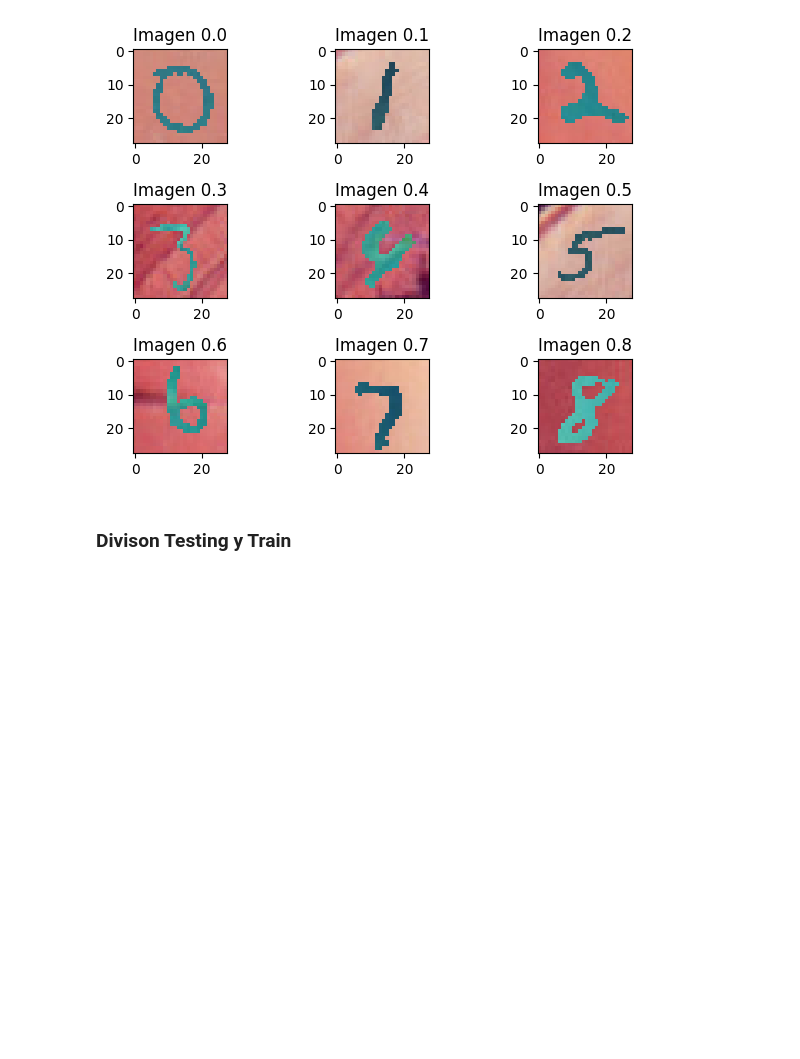
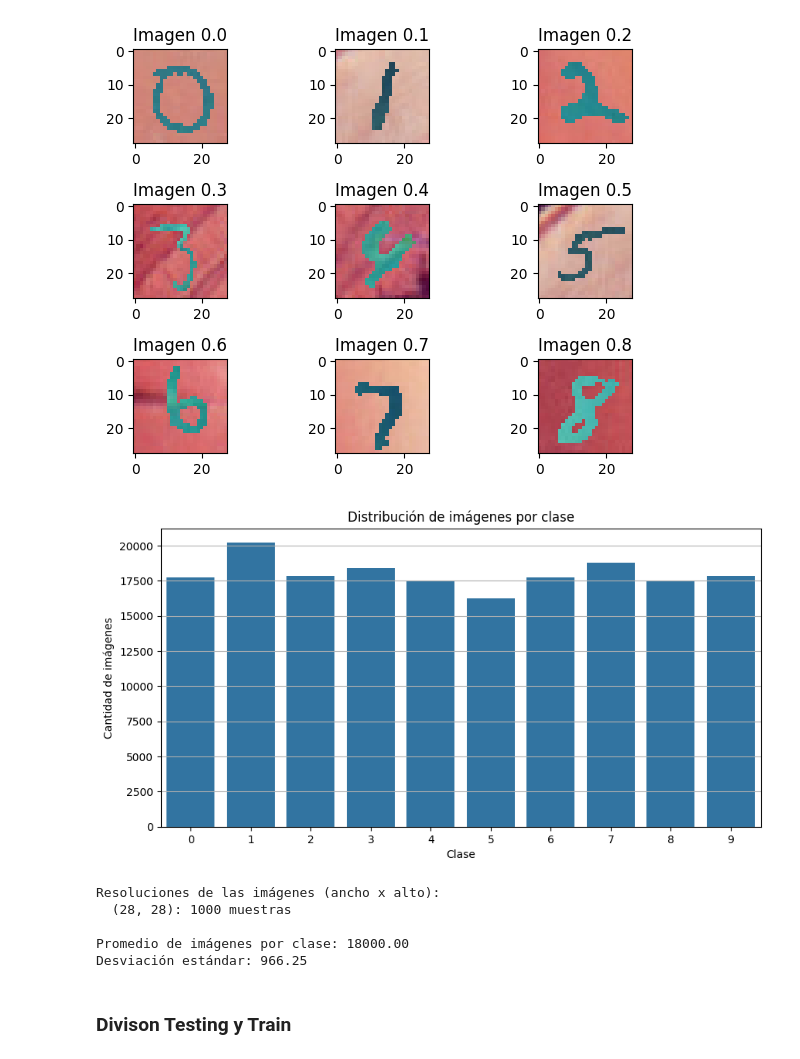
Before and after one commit to JPS4321/lab3_datascience, a Jupyter notebook: Lab3.ipynb, the cells around one changed output. Saved outputs shown, nothing was run; the diff lists cells and outputs as text; code cells hidden in the pictures; blank space fills up the shorter version.

```diff
--- a/Lab3.ipynb
+++ b/Lab3.ipynb
@@ -79,6 +79,61 @@ plt.tight_layout()
 plt.show()
 # %% [output]
 [figure]
+# %%
+import os
+import matplotlib.pyplot as plt
+import seaborn as sns
+from collections import Counter
+from PIL import Image
+import numpy as np
+
+# Ruta al conjunto de datos reorganizado
+ruta_dataset = './MMNIST_reorganizado/train'
+
+# Leer clases y contar imágenes por clase
+conteo_clases = {}
+resoluciones = []
+
+for clase in sorted(os.listdir(ruta_dataset)):
+    ruta_clase = os.path.join(ruta_dataset, clase)
+    if os.path.isdir(ruta_clase):
+        archivos = os.listdir(ruta_clase)
+        conteo_clases[clase] = len(archivos)
+
+        # Obtener resoluciones de las primeras 100 imágenes
+        for archivo in archivos[:100]:
+            img_path = os.path.join(ruta_clase, archivo)
+            with Image.open(img_path) as img:
+                resoluciones.append(img.size)  # (ancho, alto)
+
+# Mostrar distribución por clase
+plt.figure(figsize=(10,5))
+sns.barplot(x=list(conteo_clases.keys()), y=list(conteo_clases.values()))
+plt.title("Distribución de imágenes por clase")
+plt.xlabel("Clase")
+plt.ylabel("Cantidad de imágenes")
+plt.grid(axis='y')
+plt.show()
+
+# Mostrar ejemplo de resoluciones
+res_counter = Counter(resoluciones)
+print("Resoluciones de las imágenes (ancho x alto):")
+for res, count in res_counter.items():
+    print(f"  {res}: {count} muestras")
+
+# Verificar si el conjunto está balanceado
+valores = list(conteo_clases.values())
+media = np.mean(valores)
+desviacion = np.std(valores)
+print(f"\nPromedio de imágenes por clase: {media:.2f}")
+print(f"Desviación estándar: {desviacion:.2f}")
+# %% [output]
+[figure, added]
+Resoluciones de las imágenes (ancho x alto):
+  (28, 28): 1000 muestras
+
+Promedio de imágenes por clase: 18000.00
+Desviación estándar: 966.25
 # %% [markdown]
 ### **Divison Testing y Train**
 # %%
```
Also changed, not shown: parts of 2 cells of this notebook.
